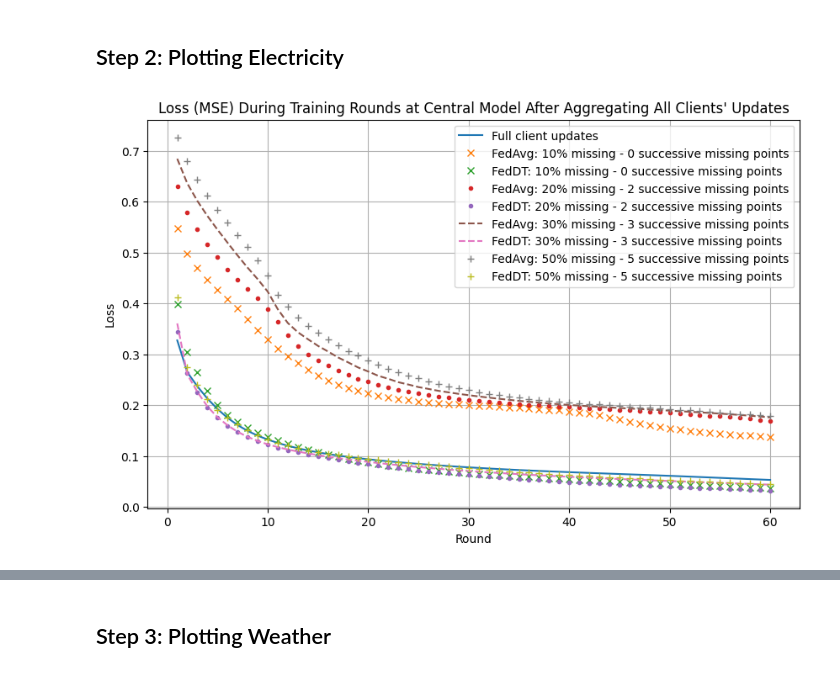
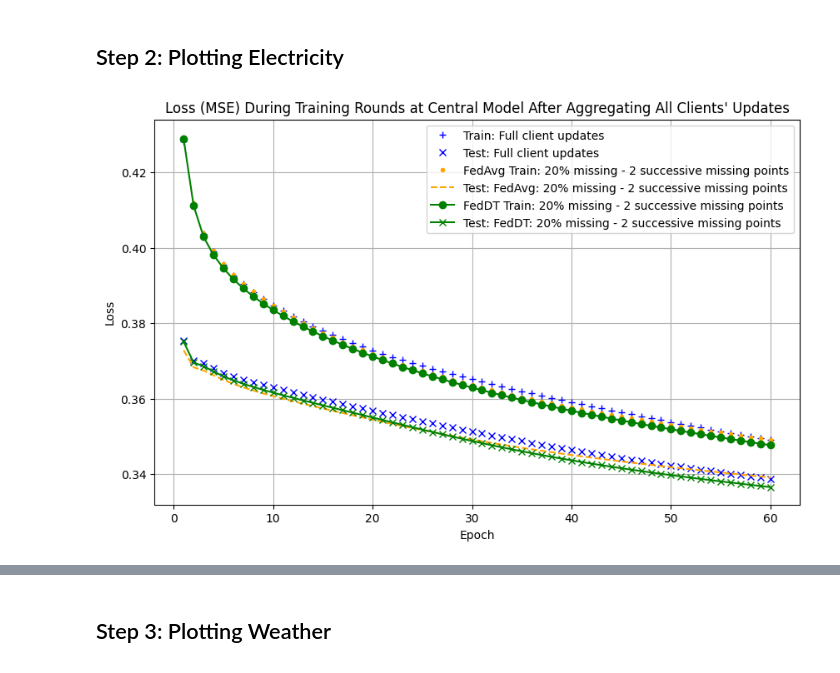
Before and after one commit to thanhquanse/fl-intermittency, a Jupyter notebook: FL-DT-visualizer.ipynb, the cells around one changed output, grey strips where cells are left out. Drawn from its saved outputs; the diff is of its cells as text; code cells hidden in the pictures.

Commit message:
Commit to try with batch size 1 and 1 round

```diff
--- a/FL-DT-visualizer.ipynb
+++ b/FL-DT-visualizer.ipynb
@@ -58,79 +58,86 @@ normal_losses_rmses_dict = {}
 avg_losses_rmses_dict_2 = {}
 weigh_losses_rmses_dict_20 = {}
 
-avg_losses_rmses_dict_30 = {}
-weigh_losses_rmses_dict_30 = {}
+# avg_losses_rmses_dict_30 = {}
+# weigh_losses_rmses_dict_30 = {}
 
-avg_losses_rmses_dict_40 = {}
-weigh_losses_rmses_dict_40 = {}
+# avg_losses_rmses_dict_40 = {}
+# weigh_losses_rmses_dict_40 = {}
 
-avg_losses_rmses_dict_50 = {}
-weigh_losses_rmses_dict_50 = {}
+# avg_losses_rmses_dict_50 = {}
+# weigh_losses_rmses_dict_50 = {}
 
 with open(f"{HISTORY_DIR}/{DATASET}/normal/{LOCATION}/losses_rmses.json") as normal_file:
     normal_losses_rmses_dict = json.load(normal_file)
 
-with open(f"{HISTORY_DIR}/{DATASET}/avg/{LOCATION}/{MATRIX_MISSING_LENGTH}/01/noadjacency/losses_rmses.json") as avg_file_10:
-    avg_losses_rmses_dict_10 = json.load(avg_file_10)
-with open(f"{HISTORY_DIR}/{DATASET}/weight/{LOCATION}/{MATRIX_MISSING_LENGTH}/01/noadjacency/losses_rmses.json") as weigh_file_10:
-    weigh_losses_rmses_dict_10 = json.load(weigh_file_10)
+# with open(f"{HISTORY_DIR}/{DATASET}/avg/{LOCATION}/{MATRIX_MISSING_LENGTH}/01/noadjacency/losses_rmses.json") as avg_file_10:
+#     avg_losses_rmses_dict_10 = json.load(avg_file_10)
+# with open(f"{HISTORY_DIR}/{DATASET}/weight/{LOCATION}/{MATRIX_MISSING_LENGTH}/01/noadjacency/losses_rmses.json") as weigh_file_10:
+#     weigh_losses_rmses_dict_10 = json.load(weigh_file_10)
 
-with open(f"{HISTORY_DIR}/{DATASET}/avg/{LOCATION}/{MATRIX_MISSING_LENGTH}/02/2adjacency/losses_rmses.json") as avg_file_20:
+with open(f"{HISTORY_DIR}/{DATASET}/avg/{LOCATION}/{MATRIX_MISSING_LENGTH}/05/5adjacency/losses_rmses.json") as avg_file_20:
     avg_losses_rmses_dict_20 = json.load(avg_file_20)
-with open(f"{HISTORY_DIR}/{DATASET}/weight/{LOCATION}/{MATRIX_MISSING_LENGTH}/02/2adjacency/losses_rmses.json") as weigh_file_20:
+with open(f"{HISTORY_DIR}/{DATASET}/weight/{LOCATION}/{MATRIX_MISSING_LENGTH}/05/5adjacency/losses_rmses.json") as weigh_file_20:
     weigh_losses_rmses_dict_20 = json.load(weigh_file_20)
 
-with open(f"{HISTORY_DIR}/{DATASET}/avg/{LOCATION}/{MATRIX_MISSING_LENGTH}/03/3adjacency/losses_rmses.json") as avg_file_30:
-    avg_losses_rmses_dict_30 = json.load(avg_file_30)
-with open(f"{HISTORY_DIR}/{DATASET}/weight/{LOCATION}/{MATRIX_MISSING_LENGTH}/03/3adjacency/losses_rmses.json") as weigh_file_30:
-    weigh_losses_rmses_dict_30 = json.load(weigh_file_30)
+# with open(f"{HISTORY_DIR}/{DATASET}/avg/{LOCATION}/{MATRIX_MISSING_LENGTH}/03/3adjacency/losses_rmses.json") as avg_file_30:
+#     avg_losses_rmses_dict_30 = json.load(avg_file_30)
+# with open(f"{HISTORY_DIR}/{DATASET}/weight/{LOCATION}/{MATRIX_MISSING_LENGTH}/03/3adjacency/losses_rmses.json") as weigh_file_30:
+#     weigh_losses_rmses_dict_30 = json.load(weigh_file_30)
 
-with open(f"{HISTORY_DIR}/{DATASET}/avg/{LOCATION}/{MATRIX_MISSING_LENGTH}/05/5adjacency/losses_rmses.json") as avg_file_50:
-    avg_losses_rmses_dict_50 = json.load(avg_file_50)
-with open(f"{HISTORY_DIR}/{DATASET}/weight/{LOCATION}/{MATRIX_MISSING_LENGTH}/05/5adjacency/losses_rmses.json") as weigh_file_50:
-    weigh_losses_rmses_dict_50 = json.load(weigh_file_50)
+# with open(f"{HISTORY_DIR}/{DATASET}/avg/{LOCATION}/{MATRIX_MISSING_LENGTH}/05/5adjacency/losses_rmses.json") as avg_file_50:
+#     avg_losses_rmses_dict_50 = json.load(avg_file_50)
+# with open(f"{HISTORY_DIR}/{DATASET}/weight/{LOCATION}/{MATRIX_MISSING_LENGTH}/05/5adjacency/losses_rmses.json") as weigh_file_50:
+#     weigh_losses_rmses_dict_50 = json.load(weigh_file_50)
 
 plt.figure(figsize=(10, 6))
-plt.plot(range(1, len(normal_losses_rmses_dict['losses']) + 1), normal_losses_rmses_dict['losses'], label='Full client updates')
+plt.plot(range(1, len(normal_losses_rmses_dict['losses']) + 1), normal_losses_rmses_dict['losses'], '+', color='blue', label='Train: Full client updates')
+plt.plot(range(1, len(normal_losses_rmses_dict['val_losses']) + 1), normal_losses_rmses_dict['val_losses'], 'x', color='blue', label='Test: Full client updates')
 
-plt.plot(range(1, len(avg_losses_rmses_dict_10['losses']) + 1), avg_losses_rmses_dict_10['losses'], 'x', label='FedAvg: 10% missing - 0 successive missing points')
-plt.plot(range(1, len(weigh_losses_rmses_dict_10['losses']) + 1), weigh_losses_rmses_dict_10['losses'], 'x', label='FedDT: 10% missing - 0 successive missing points')
+# plt.plot(range(1, len(avg_losses_rmses_dict_10['losses']) + 1), avg_losses_rmses_dict_10['losses'], 'x', label='FedAvg: 10% missing - 0 successive missing points')
+# plt.plot(range(1, len(weigh_losses_rmses_dict_10['losses']) + 1), weigh_losses_rmses_dict_10['losses'], 'x', label='FedDT: 10% missing - 0 successive missing points')
 
-plt.plot(range(1, len(avg_losses_rmses_dict_20['losses']) + 1), avg_losses_rmses_dict_20['losses'], '.', label='FedAvg: 20% missing - 2 successive missing points')
-plt.plot(range(1, len(weigh_losses_rmses_dict_20['losses']) + 1), weigh_losses_rmses_dict_20['losses'], '.', label='FedDT: 20% missing - 2 successive missing points')
+plt.plot(range(1, len(avg_losses_rmses_dict_20['losses']) + 1), avg_losses_rmses_dict_20['losses'], '.', color='orange', label='FedAvg Train: 20% missing - 2 successive missing points')
+plt.plot(range(1, len(avg_losses_rmses_dict_20['val_losses']) + 1), avg_losses_rmses_dict_20['val_losses'], '--', color='orange', label='Test: FedAvg: 20% missing - 2 successive missing points')
+plt.plot(range(1, len(weigh_losses_rmses_dict_20['losses']) + 1), weigh_losses_rmses_dict_20['losses'], '-o', color='green', label='FedDT Train: 20% missing - 2 successive missing points')
+plt.plot(range(1, len(weigh_losses_rmses_dict_20['val_losses']) + 1), weigh_losses_rmses_dict_20['val_losses'], '-x', color='green', label='Test: FedDT: 20% missing - 2 successive missing points')
 
-plt.plot(range(1, len(avg_losses_rmses_dict_30['losses']) + 1), avg_losses_rmses_dict_30['losses'], '--', label='FedAvg: 30% missing - 3 successive missing points')
-plt.plot(range(1, len(weigh_losses_rmses_dict_30['losses']) + 1), weigh_losses_rmses_dict_30['losses'], '--', label='FedDT: 30% missing - 3 successive missing points')
 
-plt.plot(range(1, len(avg_losses_rmses_dict_50['losses']) + 1), avg_losses_rmses_dict_50['losses'], '+', label='FedAvg: 50% missing - 5 successive missing points')
-plt.plot(range(1, len(weigh_losses_rmses_dict_50['losses']) + 1), weigh_losses_rmses_dict_50['losses'], '+', label='FedDT: 50% missing - 5 successive missing points')
+# plt.plot(range(1, len(avg_losses_rmses_dict_30['losses']) + 1), avg_losses_rmses_dict_30['losses'], '--', label='FedAvg: 30% missing - 3 successive missing points')
+# plt.plot(range(1, len(weigh_losses_rmses_dict_30['losses']) + 1), weigh_losses_rmses_dict_30['losses'], '--', label='FedDT: 30% missing - 3 successive missing points')
+
+# plt.plot(range(1, len(avg_losses_rmses_dict_50['losses']) + 1), avg_losses_rmses_dict_50['losses'], '+', label='FedAvg: 50% missing - 5 successive missing points')
+# plt.plot(range(1, len(weigh_losses_rmses_dict_50['losses']) + 1), weigh_losses_rmses_dict_50['losses'], '+', label='FedDT: 50% missing - 5 successive missing points')
 plt.title("Loss (MSE) During Training Rounds at Central Model After Aggregating All Clients' Updates")
-plt.xlabel("Round")
+plt.xlabel("Epoch")
 plt.ylabel("Loss")
 plt.legend()
 plt.grid(True)
 plt.show()
 
 
 plt.figure(figsize=(10, 6))
-plt.plot(range(1, len(normal_losses_rmses_dict['rmses']) + 1), normal_losses_rmses_dict['rmses'], color='red', label='Full client updates')
+plt.plot(range(1, len(normal_losses_rmses_dict['rmses']) + 1), normal_losses_rmses_dict['rmses'], '+', color='blue', label='Train: Full client updates')
+plt.plot(range(1, len(normal_losses_rmses_dict['val_rmses']) + 1), normal_losses_rmses_dict['val_rmses'], 'x', color='blue', label='Test: Full client updates')
 
-plt.plot(range(1, len(avg_losses_rmses_dict_10['rmses']) + 1), avg_losses_rmses_dict_10['rmses'], 'x', color='orange', label='FedAvg: 10% missing - 0 successive missing points')
-plt.plot(range(1, len(weigh_losses_rmses_dict_10['rmses']) + 1), weigh_losses_rmses_dict_10['rmses'], 'x', color='blue', label='FedDT: 10% missing - 0 successive missing points')
+# plt.plot(range(1, len(avg_losses_rmses_dict_10['losses']) + 1), avg_losses_rmses_dict_10['losses'], 'x', label='FedAvg: 10% missing - 0 successive missing points')
+# plt.plot(range(1, len(weigh_losses_rmses_dict_10['losses']) + 1), weigh_losses_rmses_dict_10['losses'], 'x', label='FedDT: 10% missing - 0 successive missing points')
 
-plt.plot(range(1, len(avg_losses_rmses_dict_20['rmses']) + 1), avg_losses_rmses_dict_20['rmses'], '.', color='orange', label='FedAvg: 20% missing - 2 successive missing points')
-plt.plot(range(1, len(weigh_losses_rmses_dict_20['rmses']) + 1), weigh_losses_rmses_dict_20['rmses'], '.', color='blue', label='FedDT: 20% missing - 2 successive missing points')
+plt.plot(range(1, len(avg_losses_rmses_dict_20['rmses']) + 1), avg_losses_rmses_dict_20['rmses'], '.', color='orange', label='FedAvg Train: 20% missing - 2 successive missing points')
+plt.plot(range(1, len(avg_losses_rmses_dict_20['val_rmses']) + 1), avg_losses_rmses_dict_20['val_rmses'], '--', color='orange', label='Test: FedAvg: 20% missing - 2 successive missing points')
+plt.plot(range(1, len(weigh_losses_rmses_dict_20['rmses']) + 1), weigh_losses_rmses_dict_20['rmses'], '-o', color='green', label='FedDT Train: 20% missing - 2 successive missing points')
+plt.plot(range(1, len(weigh_losses_rmses_dict_20['val_rmses']) + 1), weigh_losses_rmses_dict_20['val_rmses'], '-x', color='green', label='Test: FedDT: 20% missing - 2 successive missing points')
 
-plt.plot(range(1, len(avg_losses_rmses_dict_30['rmses']) + 1), avg_losses_rmses_dict_30['rmses'], '--', color='orange', label='FedAvg: 30% missing - 3 successive missing points')
-plt.plot(range(1, len(weigh_losses_rmses_dict_30['rmses']) + 1), weigh_losses_rmses_dict_30['rmses'], '--', color='blue', label='FedDT: 30% missing - 3 successive missing points')
+# plt.plot(range(1, len(avg_losses_rmses_dict_30['rmses']) + 1), avg_losses_rmses_dict_30['rmses'], '--', color='orange', label='FedAvg: 30% missing - 3 successive missing points')
+# plt.plot(range(1, len(weigh_losses_rmses_dict_30['rmses']) + 1), weigh_losses_rmses_dict_30['rmses'], '--', color='blue', label='FedDT: 30% missing - 3 successive missing points')
 
-plt.plot(range(1, len(avg_losses_rmses_dict_50['rmses']) + 1), avg_losses_rmses_dict_50['rmses'], '+', color='orange', label='FedAvg: 50% missing - 5 successive missing points')
-plt.plot(range(1, len(weigh_losses_rmses_dict_50['rmses']) + 1), weigh_losses_rmses_dict_50['rmses'], '+', color='blue', label='FedDT: 50% missing - 5 successive missing points')
+# plt.plot(range(1, len(avg_losses_rmses_dict_50['rmses']) + 1), avg_losses_rmses_dict_50['rmses'], '+', color='orange', label='FedAvg: 50% missing - 5 successive missing points')
+# plt.plot(range(1, len(weigh_losses_rmses_dict_50['rmses']) + 1), weigh_losses_rmses_dict_50['rmses'], '+', color='blue', label='FedDT: 50% missing - 5 successive missing points')
 plt.title("RMSE During Training Rounds at Central Model After Aggregating All Clients' Updates")
-plt.xlabel("Round")
-plt.ylabel("Loss")
+plt.xlabel("Epoch")
+plt.ylabel("RMSE")
 plt.legend()
 plt.grid(True)
 plt.show()
 # %% [output]
-[figure, old version]
+[figure, new version]
```
Also changed, not shown: parts of 2 cells of this notebook, 2 other files.
